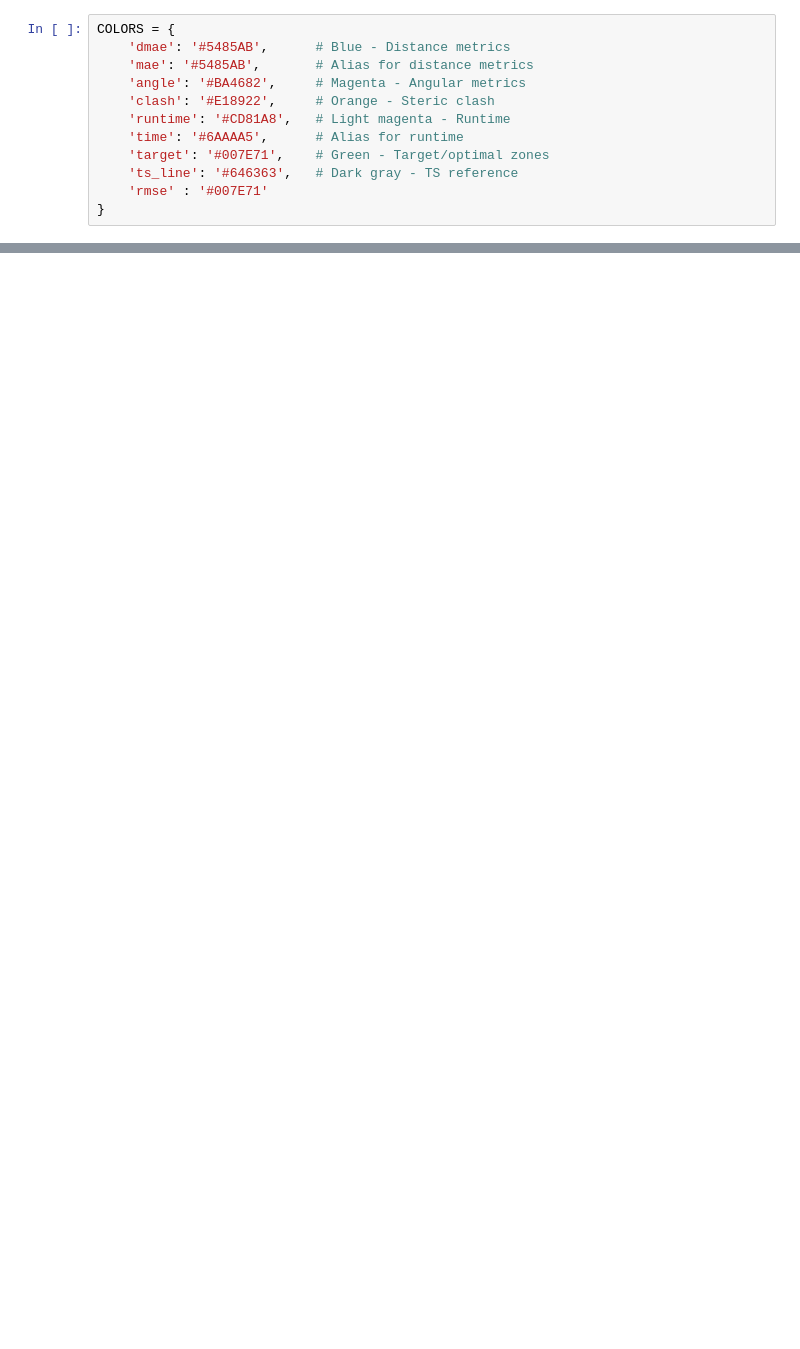
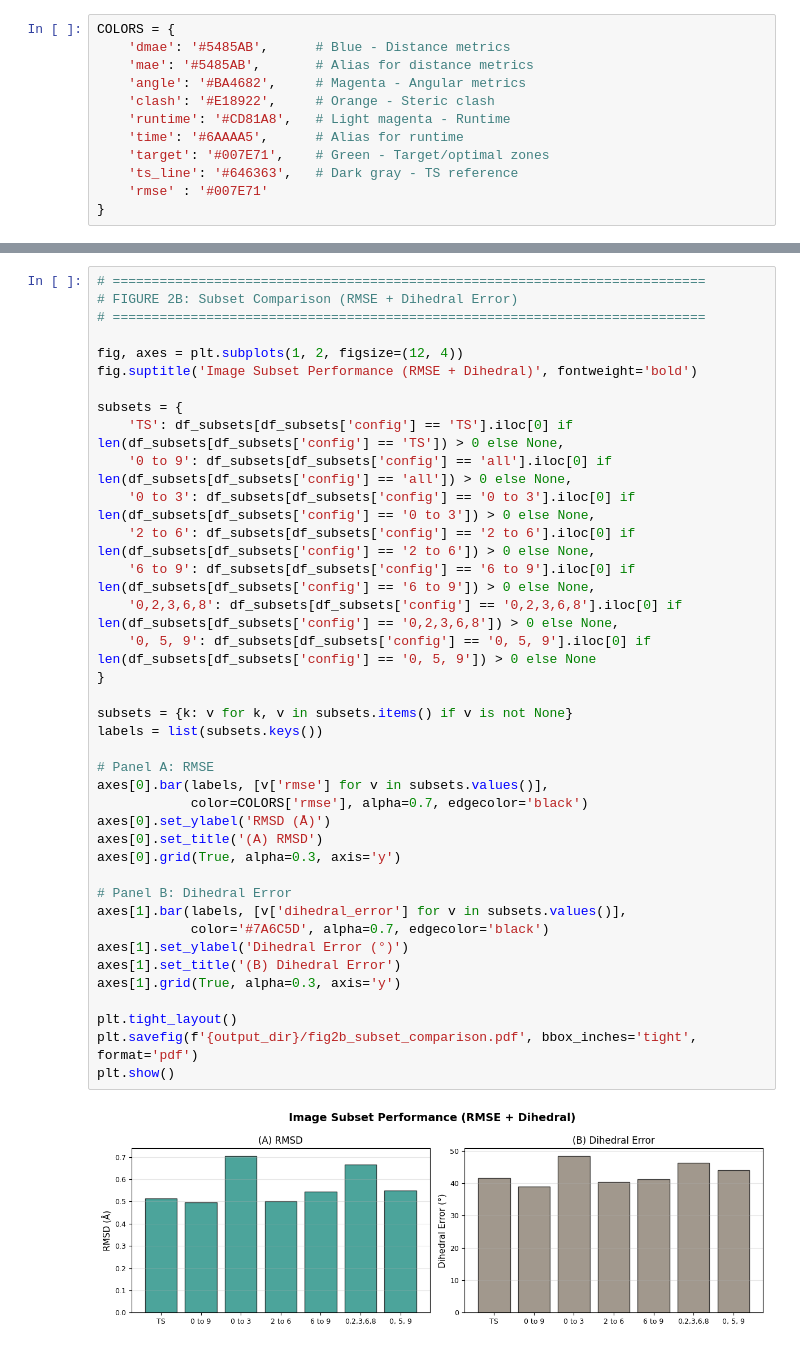
Before and after one commit to astro-stevie/goflow-mt, a Jupyter notebook: sync-logs/visualize_experiments.ipynb, the cells around one changed output, grey strips where cells are left out. Cells and saved outputs as stored; diff of their text form; blank space fills up the shorter version.

```diff
--- a/sync-logs/visualize_experiments.ipynb
+++ b/sync-logs/visualize_experiments.ipynb
@@ -249,0 +270,40 @@ plt.show()
+# %%
+# ============================================================================
+# FIGURE 2B: Subset Comparison (RMSE + Dihedral Error)
+# ============================================================================
+
+fig, axes = plt.subplots(1, 2, figsize=(12, 4))
+fig.suptitle('Image Subset Performance (RMSE + Dihedral)', fontweight='bold')
+
+subsets = {
+    'TS': df_subsets[df_subsets['config'] == 'TS'].iloc[0] if len(df_subsets[df_subsets['config'] == 'TS']) > 0 else None,
+    '0 to 9': df_subsets[df_subsets['config'] == 'all'].iloc[0] if len(df_subsets[df_subsets['config'] == 'all']) > 0 else None,
+    '0 to 3': df_subsets[df_subsets['config'] == '0 to 3'].iloc[0] if len(df_subsets[df_subsets['config'] == '0 to 3']) > 0 else None,
+    '2 to 6': df_subsets[df_subsets['config'] == '2 to 6'].iloc[0] if len(df_subsets[df_subsets['config'] == '2 to 6']) > 0 else None,
+    '6 to 9': df_subsets[df_subsets['config'] == '6 to 9'].iloc[0] if len(df_subsets[df_subsets['config'] == '6 to 9']) > 0 else None,
+    '0,2,3,6,8': df_subsets[df_subsets['config'] == '0,2,3,6,8'].iloc[0] if len(df_subsets[df_subsets['config'] == '0,2,3,6,8']) > 0 else None,
+    '0, 5, 9': df_subsets[df_subsets['config'] == '0, 5, 9'].iloc[0] if len(df_subsets[df_subsets['config'] == '0, 5, 9']) > 0 else None
+}
+
+subsets = {k: v for k, v in subsets.items() if v is not None}
+labels = list(subsets.keys())
+
+# Panel A: RMSE
+axes[0].bar(labels, [v['rmse'] for v in subsets.values()],
+            color=COLORS['rmse'], alpha=0.7, edgecolor='black')
+axes[0].set_ylabel('RMSD (Å)')
+axes[0].set_title('(A) RMSD')
+axes[0].grid(True, alpha=0.3, axis='y')
+
+# Panel B: Dihedral Error
+axes[1].bar(labels, [v['dihedral_error'] for v in subsets.values()],
+            color='#7A6C5D', alpha=0.7, edgecolor='black')
+axes[1].set_ylabel('Dihedral Error (°)')
+axes[1].set_title('(B) Dihedral Error')
+axes[1].grid(True, alpha=0.3, axis='y')
+
+plt.tight_layout()
+plt.savefig(f'{output_dir}/fig2b_subset_comparison.pdf', bbox_inches='tight', format='pdf')
+plt.show()
+# %% [output]
+[figure, added]
```
Also changed, not shown: parts of 16 cells of this notebook, 26 other files.
